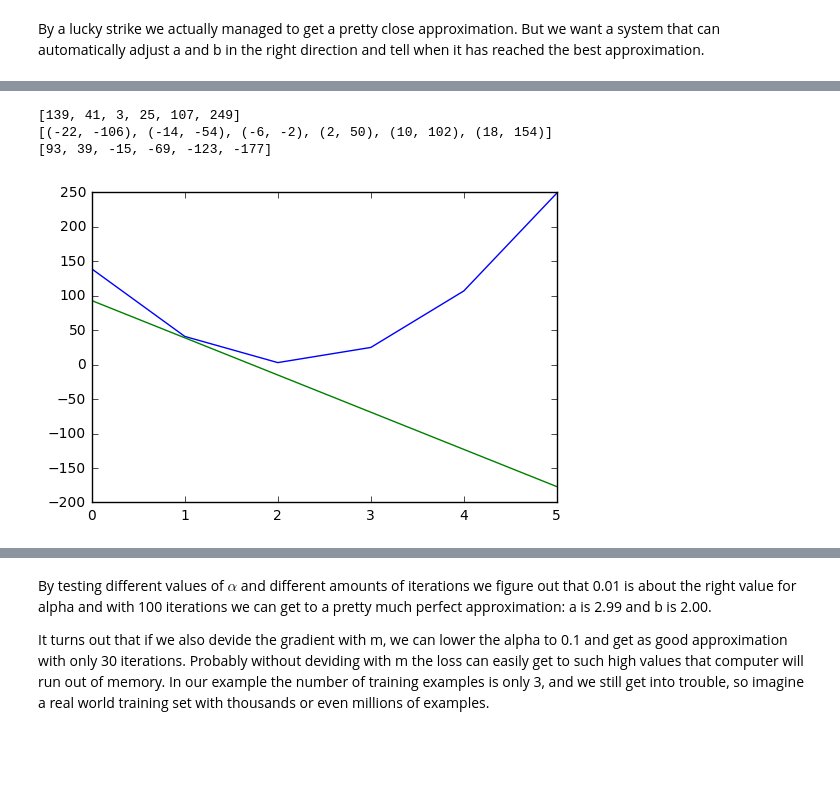
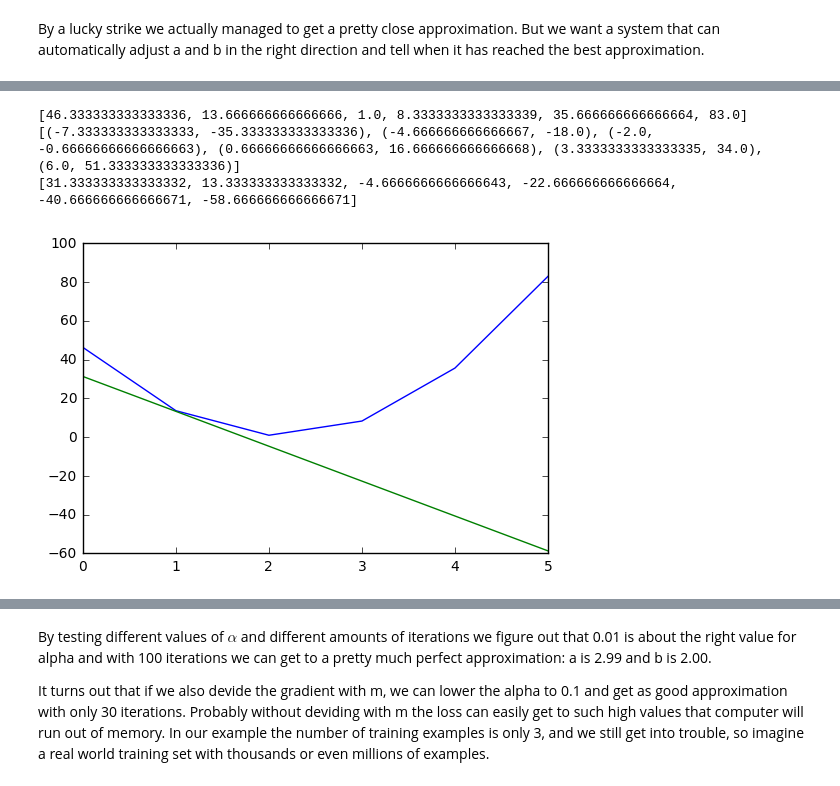
Before and after one commit to jarmop/learning, a Jupyter notebook: machine-learning.ipynb, the cells around one changed output, grey strips where cells are left out. Cells and saved outputs as stored; diff of their text form; code cells hidden in the pictures; blank space fills up the shorter version.

```diff
--- a/machine-learning.ipynb
+++ b/machine-learning.ipynb
@@ -56,7 +56,7 @@ def loss(training_set):
     for x in training_set:
         loss += (machine.h(x) - f(x))**2
 
-    return loss
+    return loss / n
 
 print(loss(training_set))
 
@@ -152,46 +152,46 @@ def loss(training_set):
     for x in training_set:
         loss += (machine.h(x) - f(x))**2
 
-    return loss
+    return loss / n
 
 def gradient(training_set):
     da = 0
     db = 0
     for x in training_set:
-        da += 2*(machine.h(x) - f(x))
-        db += 2*(machine.h(x) - f(x)) * x
+        da += machine.h(x) - f(x)
+        db += (machine.h(x) - f(x)) * x
 
-    return (da, db)
+    return (2 * da / n, 2 * db / n)
 
 iterations = 6
 losses = []
 gradients = []
 for i in range(0,iterations):
     losses.append(loss(training_set))
     gradients.append(gradient(training_set))
     machine.a += 1
     machine.b += 1
 
 print(losses)
 print(gradients)
 
 gradient1 = []
 machine.a = gradients[1][0]
 machine.b = gradients[1][1]
 #for x in training_input:
 for i in range(0, iterations):
-    gradient1.append(machine.h(i) + 107)
+    gradient1.append(machine.h(i) + 36)
 
 print(gradient1)
 
 plt.plot(losses)
 plt.plot(gradient1)
 plt.show()
 # %% [output]
-[139, 41, 3, 25, 107, 249]
-[(-22, -106), (-14, -54), (-6, -2), (2, 50), (10, 102), (18, 154)]
-[93, 39, -15, -69, -123, -177]
+[46.333333333333336, 13.666666666666666, 1.0, 8.3333333333333339, 35.666666666666664, 83.0]
+[(-7.333333333333333, -35.333333333333336), (-4.666666666666667, -18.0), (-2.0, -0.66666666666666663), (0.66666666666666663, 16.666666666666668), (3.3333333333333335, 34.0), (6.0, 51.333333333333336)]
+[31.333333333333332, 13.333333333333332, -4.6666666666666643, -22.666666666666664, -40.666666666666671, -58.666666666666671]
-[figure, old version]
+[figure, new version]
 # %%
 # Now let's actually use the Gradient descent
 machine = Machine()
```
Also changed, not shown: parts of 5 cells of this notebook.
